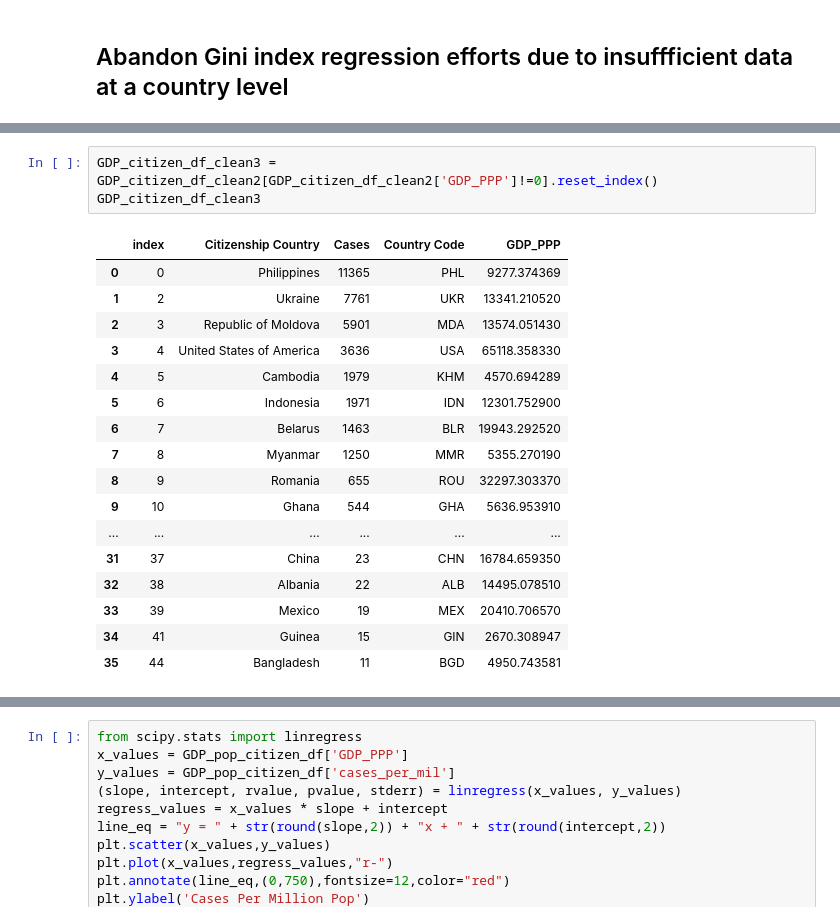
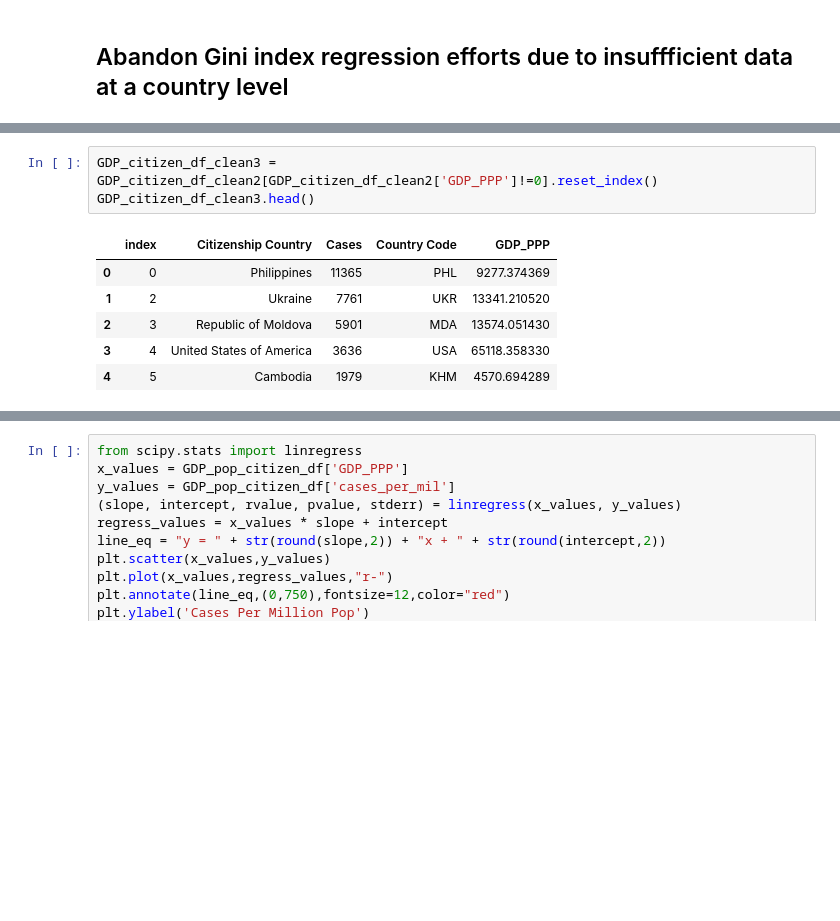
Before and after one commit to saronraut/Human-Trafficking-Awareness, a Jupyter notebook: Shirley/Economics_SJL.ipynb, the cells around one changed output, grey strips where cells are left out. Saved outputs shown, nothing was run; the diff lists cells and outputs as text; blank space fills up the shorter version.

```diff
--- a/Shirley/Economics_SJL.ipynb
+++ b/Shirley/Economics_SJL.ipynb
@@ -197,24 +230,13 @@ GDP_citizen_df_clean2
 # %%
 GDP_citizen_df_clean3 = GDP_citizen_df_clean2[GDP_citizen_df_clean2['GDP_PPP']!=0].reset_index()
-GDP_citizen_df_clean3
+GDP_citizen_df_clean3.head()
 # %% [output]
 |  | index | Citizenship Country | Cases | Country Code | GDP_PPP |
 | 0 | 0 | Philippines | 11365 | PHL | 9277.374369 |
 | 1 | 2 | Ukraine | 7761 | UKR | 13341.210520 |
 | 2 | 3 | Republic of Moldova | 5901 | MDA | 13574.051430 |
 | 3 | 4 | United States of America | 3636 | USA | 65118.358330 |
 | 4 | 5 | Cambodia | 1979 | KHM | 4570.694289 |
-| 5 | 6 | Indonesia | 1971 | IDN | 12301.752900 |
-| 6 | 7 | Belarus | 1463 | BLR | 19943.292520 |
-| 7 | 8 | Myanmar | 1250 | MMR | 5355.270190 |
-| 8 | 9 | Romania | 655 | ROU | 32297.303370 |
-| 9 | 10 | Ghana | 544 | GHA | 5636.953910 |
-| ... | ... | ... | ... | ... | ... |
-| 31 | 37 | China | 23 | CHN | 16784.659350 |
-| 32 | 38 | Albania | 22 | ALB | 14495.078510 |
-| 33 | 39 | Mexico | 19 | MEX | 20410.706570 |
-| 34 | 41 | Guinea | 15 | GIN | 2670.308947 |
-| 35 | 44 | Bangladesh | 11 | BGD | 4950.743581 |
 # %%
 #data file to work with for population
 pop_file = '../data/WorldBankPopulation2019_Data.csv'
```
Also changed, not shown: parts of 11 cells of this notebook, 9 other files.
